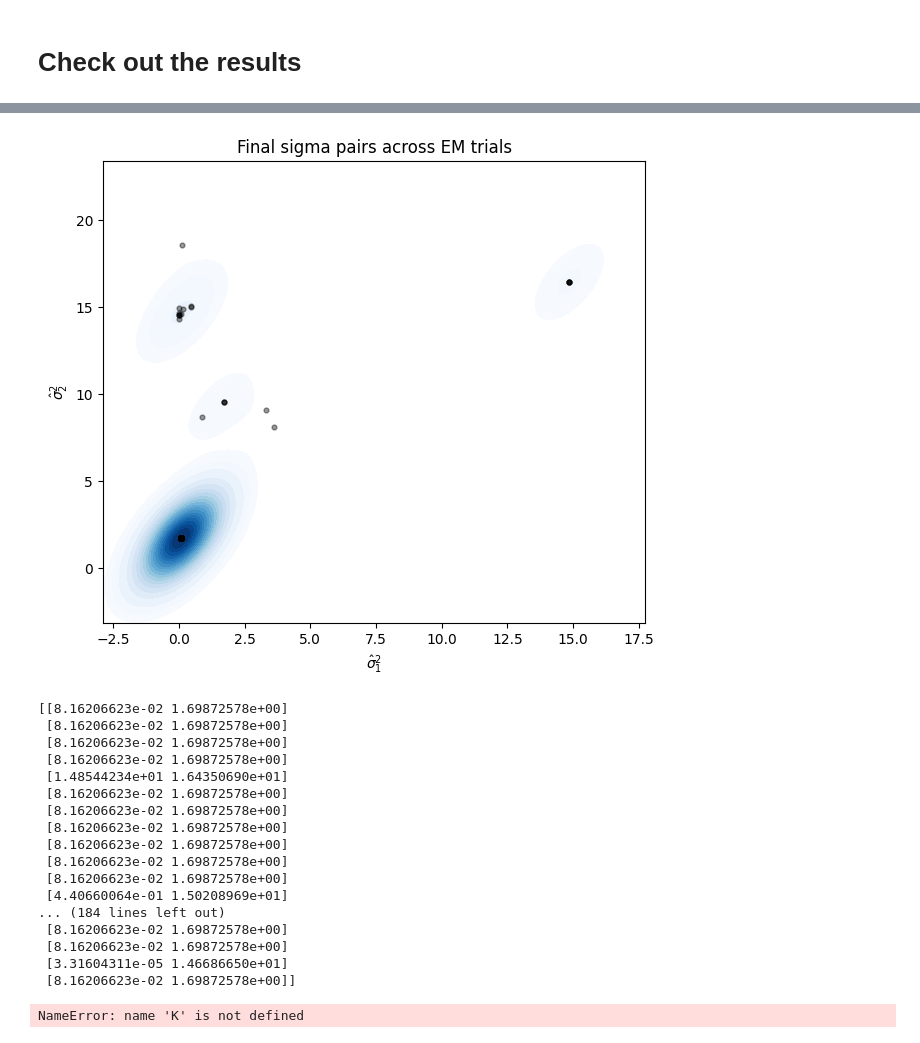
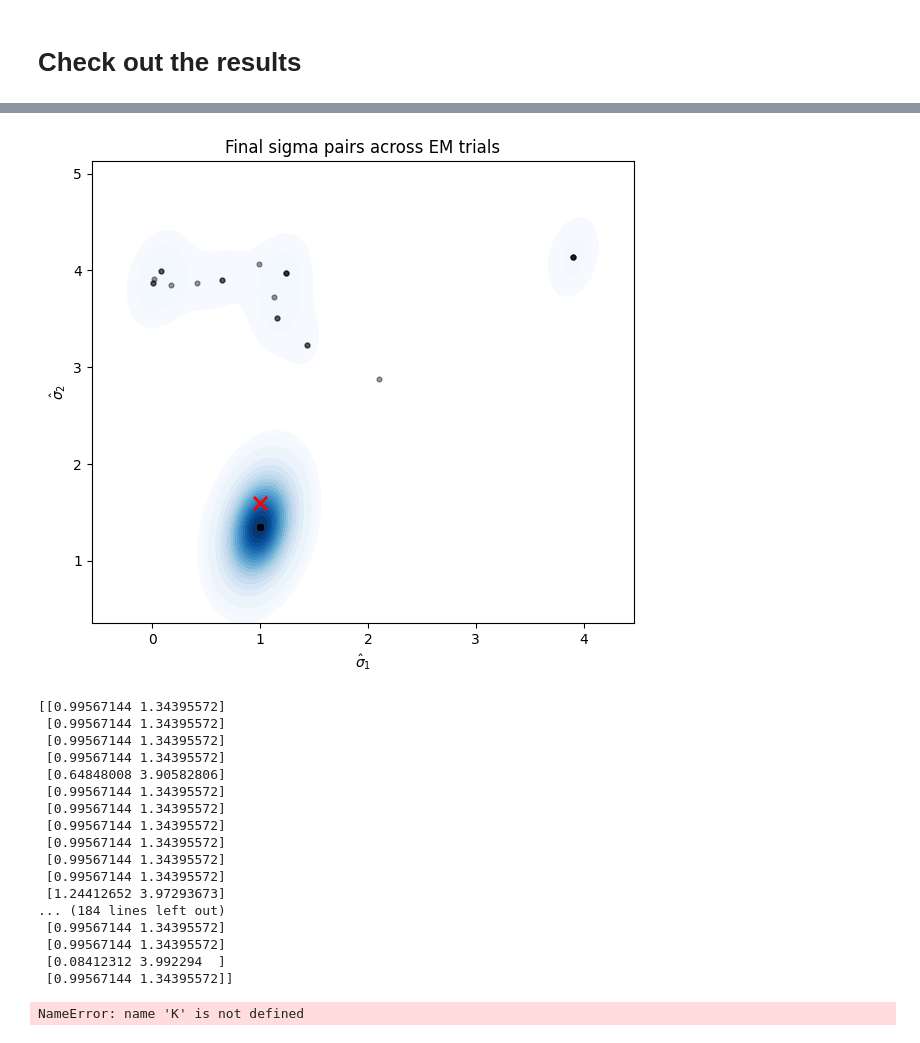
Before and after one commit to alex-ritchie/MNR, a Jupyter notebook: First Example hetero_scalar heatmap.ipynb, the cells around one changed output, grey strips where cells are left out. Drawn from its saved outputs; the diff is of its cells as text; code cells hidden in the pictures.

```diff
--- a/First Example hetero_scalar heatmap.ipynb
+++ b/First Example hetero_scalar heatmap.ipynb
@@ -63,8 +63,8 @@ Text(0.5, 0, 'x')
 # %% [markdown]
 # Nonlinear
 # %%
-noise_sd_0 = 1.5
-noise_sd_1 = .3
+noise_sd_0 = 1.6
+noise_sd_1 = 1.0
 
 Y = np.ndarray((2*n,1))
 Y[(component_ids==0)] = X[component_ids==0]**2
@@ -317,7 +317,7 @@ def run_kernel_em_once(X, Y, M=2, kern_width=0.8, maxiter=30, lam=1e-5, seed=Non
 # Check out the results
 # %%
 n_trials = 200
-maxiter = 30 # do more than 100
+maxiter = 50 # do more than 100
 
 sigma_pairs = np.zeros((n_trials, 2))
 weight_pairs = np.zeros((n_trials, 2))
@@ -336,7 +336,7 @@ for trial in range(n_trials):
         lam=1e-3,
         seed=trial
     )
-    sigma_pairs[trial, :] = np.sort(sigmas_hat)
+    sigma_pairs[trial, :] = np.sort(sigmas_hat**.5)
     # sigma_pairs[trial, :] = sigmas_hat
     weight_pairs[trial, :] = w_hat
     objective_traces[trial, :] = obj_trace
@@ -382,9 +382,23 @@ plt.pcolormesh(
     shading="auto"
 )
 
+true_sd_small, true_sd_large = np.sort([noise_sd_0, noise_sd_1])
+
+plt.scatter(
+    [true_sd_small],
+    true_sd_large,
+    marker="x",
+    s=90,
+    linewidths=2,
+    color="red",
+    label="True SD pair",
+    zorder=10
+)
+
+
 plt.colorbar(label="Mean final objective")
-plt.xlabel(r"$\hat{\sigma}_{small}^2$")
-plt.ylabel(r"$\hat{\sigma}_{large}^2$")
+plt.xlabel(r"$\hat{\sigma}_{small}$")
+plt.ylabel(r"$\hat{\sigma}_{large}$")
 plt.title("Sigma-pair heatmap colored by final objective")
 
 # plt.xlim(0, 2.0)
@@ -435,49 +470,61 @@ plt.show()
 # %%
 plt.figure(figsize=(7, 6))
 
 sns.kdeplot(
     x=sigma_pairs[:, 0],
     y=sigma_pairs[:, 1],
     fill=True,
     cmap="Blues",
     levels=20
 )
 
 plt.scatter(
     sigma_pairs[:, 0],
     sigma_pairs[:, 1],
     s=12,
     c="black",
     alpha=0.4
 )
 
-plt.xlabel(r"$\hat{\sigma}_1^2$")
-plt.ylabel(r"$\hat{\sigma}_2^2$")
+
+plt.scatter(
+    [true_sd_small],
+    true_sd_large,
+    marker="x",
+    s=90,
+    linewidths=2,
+    color="red",
+    label="True SD pair",
+    zorder=10
+)
+
+plt.xlabel(r"$\hat{\sigma}_1$")
+plt.ylabel(r"$\hat{\sigma}_2$")
 plt.title("Final sigma pairs across EM trials")
 
 plt.show()
 # %% [output]
-[figure, old version]
+[figure, new version]
 # %%
 print(sigma_pairs)
 # %% [output]
-[[8.16206623e-02 1.69872578e+00]
- [8.16206623e-02 1.69872578e+00]
- [8.16206623e-02 1.69872578e+00]
- [8.16206623e-02 1.69872578e+00]
- [1.48544234e+01 1.64350690e+01]
- [8.16206623e-02 1.69872578e+00]
- [8.16206623e-02 1.69872578e+00]
- [8.16206623e-02 1.69872578e+00]
- [8.16206623e-02 1.69872578e+00]
- [8.16206623e-02 1.69872578e+00]
- [8.16206623e-02 1.69872578e+00]
- [4.40660064e-01 1.50208969e+01]
+[[0.99567144 1.34395572]
+ [0.99567144 1.34395572]
+ [0.99567144 1.34395572]
+ [0.99567144 1.34395572]
+ [0.64848008 3.90582806]
+ [0.99567144 1.34395572]
+ [0.99567144 1.34395572]
+ [0.99567144 1.34395572]
+ [0.99567144 1.34395572]
+ [0.99567144 1.34395572]
+ [0.99567144 1.34395572]
+ [1.24412652 3.97293673]
 ... (184 lines left out)
- [8.16206623e-02 1.69872578e+00]
- [8.16206623e-02 1.69872578e+00]
- [3.31604311e-05 1.46686650e+01]
- [8.16206623e-02 1.69872578e+00]]
+ [0.99567144 1.34395572]
+ [0.99567144 1.34395572]
+ [0.08412312 3.992294  ]
+ [0.99567144 1.34395572]]
 # %%
 Y_hat = np.zeros((2*n,M))
 for j in range(M):
```
Also changed, not shown: parts of 5 cells of this notebook, 3 other files.
